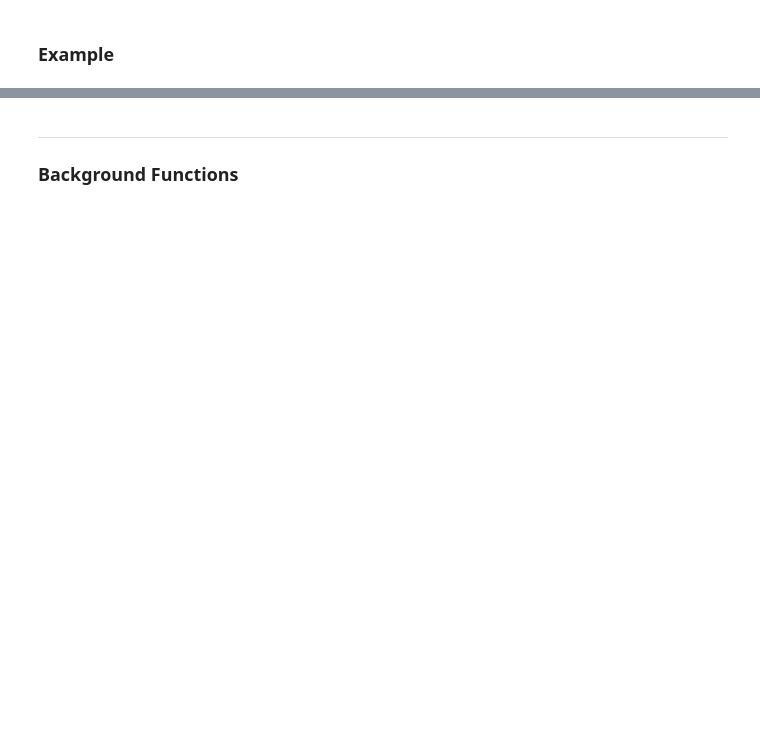
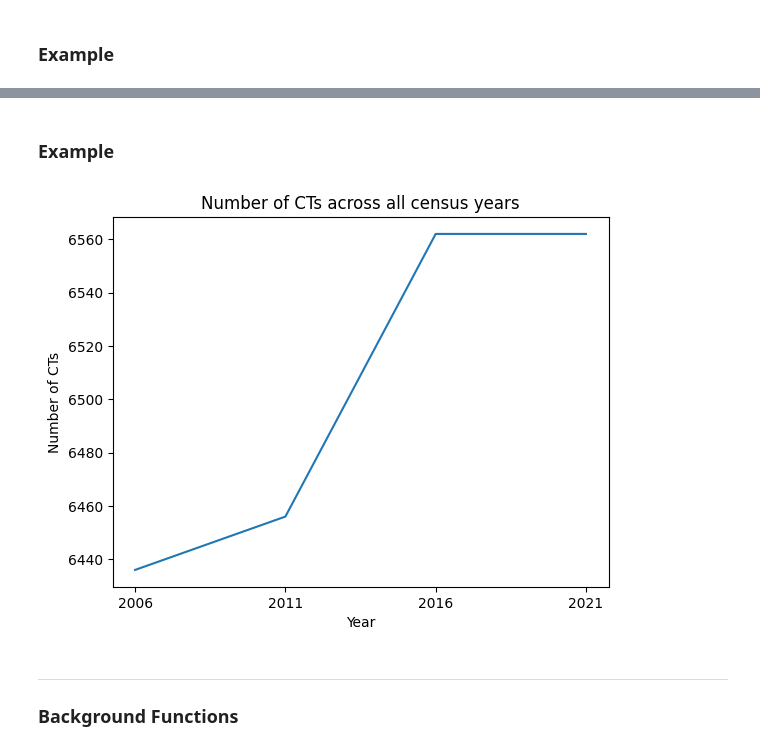
Before and after one commit to lodi-m/piccard, a Jupyter notebook: docs/documentation.ipynb, the cells around one changed output, grey strips where cells are left out. Saved outputs shown, nothing was run; the diff lists cells and outputs as text; code cells hidden in the pictures; blank space fills up the shorter version.

Commit message:
modify visualization functions
modified draw_subnetwork(): follows first year census tracts sample across all census years
added plot_num_cts()

```diff
--- a/docs/documentation.ipynb
+++ b/docs/documentation.ipynb
@@ -288,3 +345,13 @@ pc.draw_subnetwork(network_table, G)
+# %% [markdown]
+### Example
+# %%
+from piccard import piccard as pc
+
+network_table = pc.create_network_table(census_dfs, years, 'CTUID', 0.05)
+# %%
+pc.plot_num_cts(network_table, years, 'CT')
+# %% [output]
+[figure, added]
 # %% [markdown]
 <hr>
 
```
Also changed, not shown: parts of 6 cells of this notebook, 7 other files.
